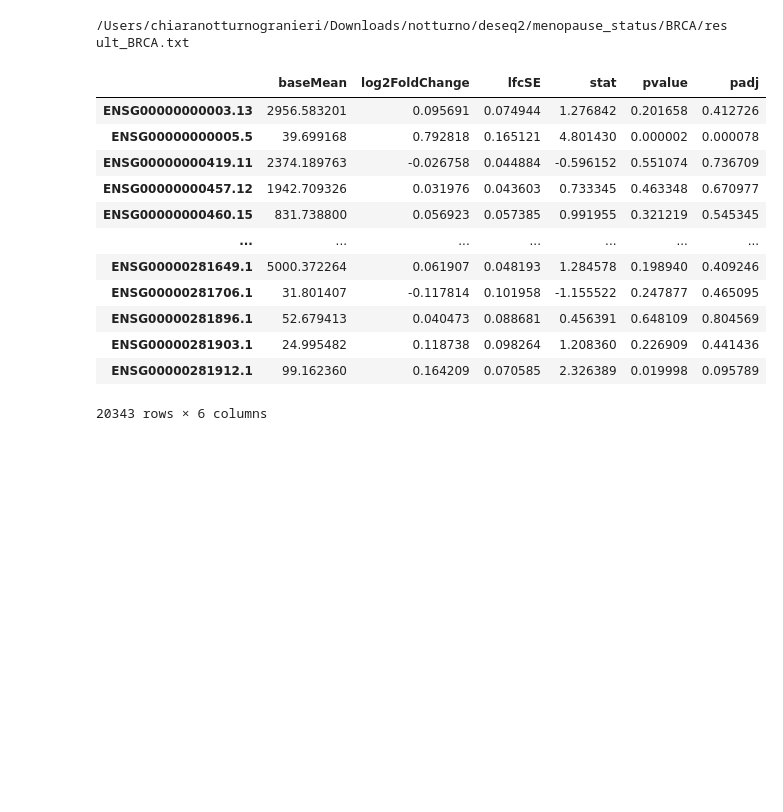
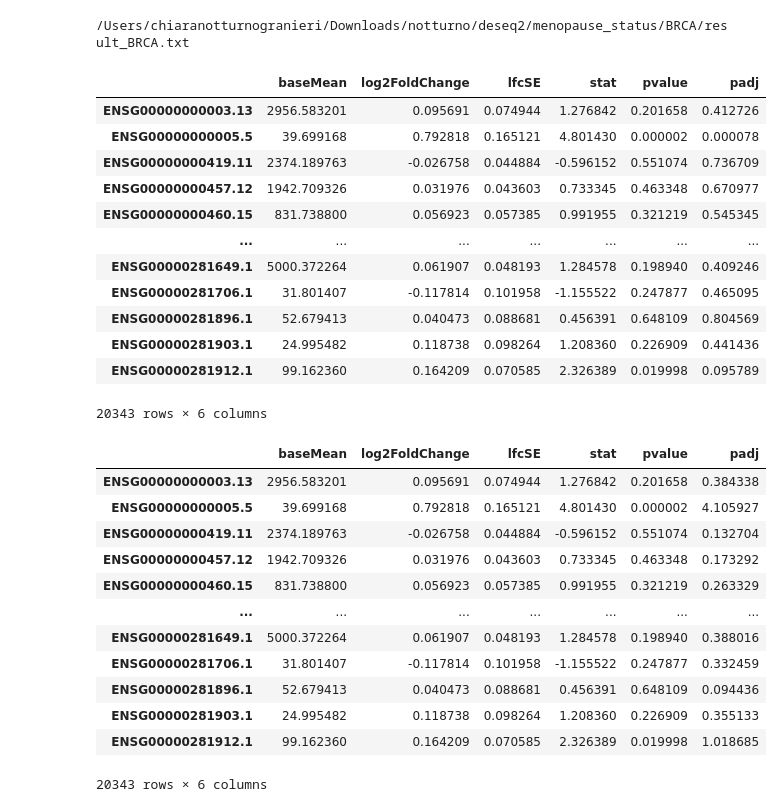
Before and after one commit to bioinformatics-torvergata/web_app, a Jupyter notebook: webserver/script/prova.ipynb, the cells around one changed output. Saved outputs shown, nothing was run; the diff lists cells and outputs as text; code cells hidden in the pictures; blank space fills up the shorter version.

```diff
--- a/webserver/script/prova.ipynb
+++ b/webserver/script/prova.ipynb
@@ -6,38 +6,54 @@ import matplotlib.pyplot as plt
 from scipy.stats import ranksums
 import os
 import sys
-from function_new_prova import choseimage,plotly_volcano
+
 import plotly.graph_objects as go
 import shutil
 import plotly.express as px
 import numpy as np
 
 
 
 dir_saveresults='/Users/chiaranotturnogranieri/Downloads/notturno/deseq2/menopause_status/BRCA'
 tumor='BRCA'
 
 path_result=os.path.join(dir_saveresults,'result_'+tumor+'.txt')
 print(path_result)
 df=pd.read_csv(path_result,sep="\t")
 display(df)
+
+df['padj']=np.log10(df['padj'])*(-1)
+display(df)
 #plt
 #plotly_volcano(df,dir_saveresults,tumor)
 # %% [output]
 /Users/chiaranotturnogranieri/Downloads/notturno/deseq2/menopause_status/BRCA/result_BRCA.txt
 |  | baseMean | log2FoldChange | lfcSE | stat | pvalue | padj |
 | ENSG00000000003.13 | 2956.583201 | 0.095691 | 0.074944 | 1.276842 | 0.201658 | 0.412726 |
 | ENSG00000000005.5 | 39.699168 | 0.792818 | 0.165121 | 4.801430 | 0.000002 | 0.000078 |
 | ENSG00000000419.11 | 2374.189763 | -0.026758 | 0.044884 | -0.596152 | 0.551074 | 0.736709 |
 | ENSG00000000457.12 | 1942.709326 | 0.031976 | 0.043603 | 0.733345 | 0.463348 | 0.670977 |
 | ENSG00000000460.15 | 831.738800 | 0.056923 | 0.057385 | 0.991955 | 0.321219 | 0.545345 |
 | ... | ... | ... | ... | ... | ... | ... |
 | ENSG00000281649.1 | 5000.372264 | 0.061907 | 0.048193 | 1.284578 | 0.198940 | 0.409246 |
 | ENSG00000281706.1 | 31.801407 | -0.117814 | 0.101958 | -1.155522 | 0.247877 | 0.465095 |
 | ENSG00000281896.1 | 52.679413 | 0.040473 | 0.088681 | 0.456391 | 0.648109 | 0.804569 |
 | ENSG00000281903.1 | 24.995482 | 0.118738 | 0.098264 | 1.208360 | 0.226909 | 0.441436 |
 | ENSG00000281912.1 | 99.162360 | 0.164209 | 0.070585 | 2.326389 | 0.019998 | 0.095789 |
 20343 rows × 6 columns
+|  | baseMean | log2FoldChange | lfcSE | stat | pvalue | padj |
+| ENSG00000000003.13 | 2956.583201 | 0.095691 | 0.074944 | 1.276842 | 0.201658 | 0.384338 |
+| ENSG00000000005.5 | 39.699168 | 0.792818 | 0.165121 | 4.801430 | 0.000002 | 4.105927 |
+| ENSG00000000419.11 | 2374.189763 | -0.026758 | 0.044884 | -0.596152 | 0.551074 | 0.132704 |
+| ENSG00000000457.12 | 1942.709326 | 0.031976 | 0.043603 | 0.733345 | 0.463348 | 0.173292 |
+| ENSG00000000460.15 | 831.738800 | 0.056923 | 0.057385 | 0.991955 | 0.321219 | 0.263329 |
+| ... | ... | ... | ... | ... | ... | ... |
+| ENSG00000281649.1 | 5000.372264 | 0.061907 | 0.048193 | 1.284578 | 0.198940 | 0.388016 |
+| ENSG00000281706.1 | 31.801407 | -0.117814 | 0.101958 | -1.155522 | 0.247877 | 0.332459 |
+| ENSG00000281896.1 | 52.679413 | 0.040473 | 0.088681 | 0.456391 | 0.648109 | 0.094436 |
+| ENSG00000281903.1 | 24.995482 | 0.118738 | 0.098264 | 1.208360 | 0.226909 | 0.355133 |
+| ENSG00000281912.1 | 99.162360 | 0.164209 | 0.070585 | 2.326389 | 0.019998 | 1.018685 |
+20343 rows × 6 columns
 # %%
 def plotly_volcano(df):
     fig=go.Figure()
```
Also changed, not shown: 1 other file.
